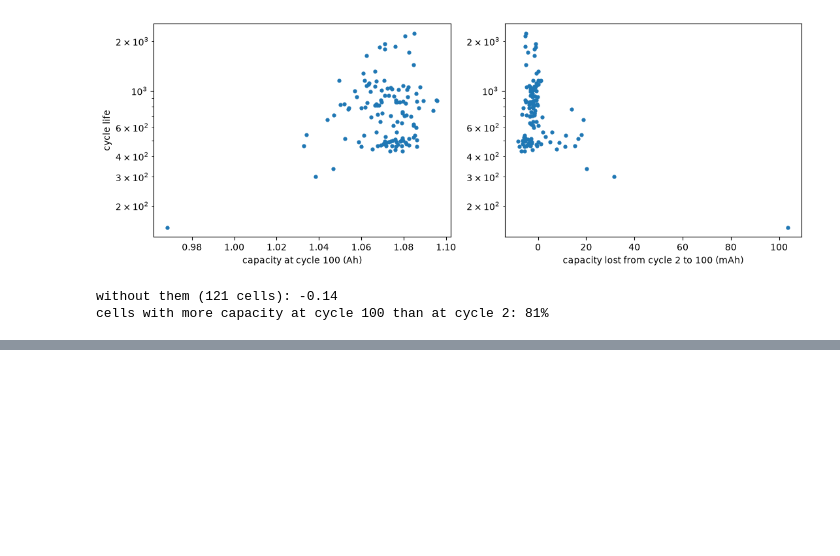
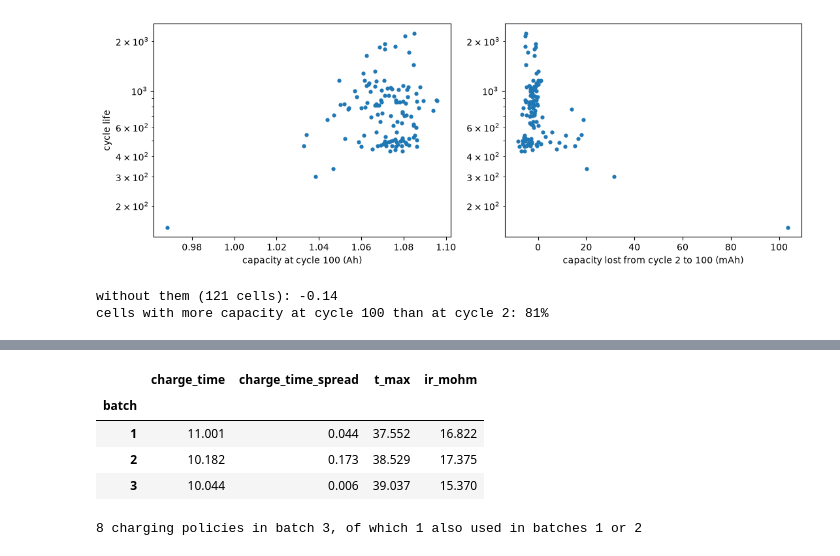
Before and after one commit to semababid/battery-cycle-life, a Jupyter notebook: notebooks/05_overview.ipynb, the cells around one changed output, grey strips where cells are left out. Cells and saved outputs as stored; diff of their text form; code cells hidden in the pictures; blank space fills up the shorter version.

```diff
--- a/notebooks/05_overview.ipynb
+++ b/notebooks/05_overview.ipynb
@@ -125,3 +129,28 @@ cells with more capacity at cycle 100 than at cycle 2: 81%
+# %%
+cyc = cycles.copy()
+cyc["batch"] = cyc["cell_id"].str[1].astype(int)
+cyc["life_fraction"] = cyc["cycle"] / cyc["cell_id"].map(life)
+middle = cyc[(cyc["cycle"] > 1) & (cyc["life_fraction"] < 0.8)]
+
+per_cell = middle.groupby(["batch", "cell_id"]).agg(
+    charge_time=("charge_time", "median"),
+    charge_time_spread=("charge_time", "std"),
+    t_max=("t_max", "median"),
+    ir_mohm=("ir", lambda x: x.median() * 1000),
+)
+per_cell.groupby("batch").median().round(3)
+# %% [output]
+|  | charge_time | charge_time_spread | t_max | ir_mohm |
+| batch |  |  |  |  |
+| 1 | 11.001 | 0.044 | 37.552 | 16.822 |
+| 2 | 10.182 | 0.173 | 38.529 | 17.375 |
+| 3 | 10.044 | 0.006 | 39.037 | 15.370 |
+# %%
+b12 = set(cells.loc[cells["batch"] < 3, "policy"])
+b3 = set(cells.loc[cells["batch"] == 3, "policy"].str.replace("-newstructure", ""))
+print(len(b3), "charging policies in batch 3, of which", len(b3 & b12), "also used in batches 1 or 2")
+# %% [output]
+8 charging policies in batch 3, of which 1 also used in batches 1 or 2
 # %% [markdown]
 ## Notes
 
```
Also changed, not shown: parts of 2 cells of this notebook, 2 other files.
